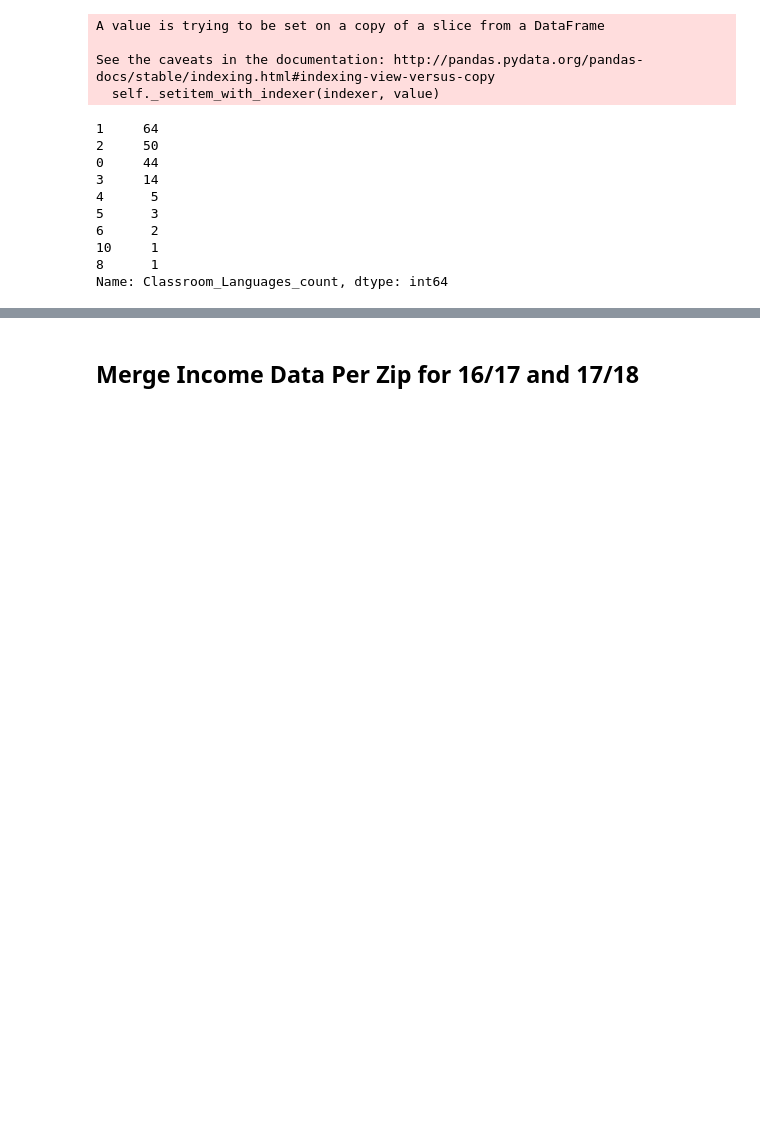
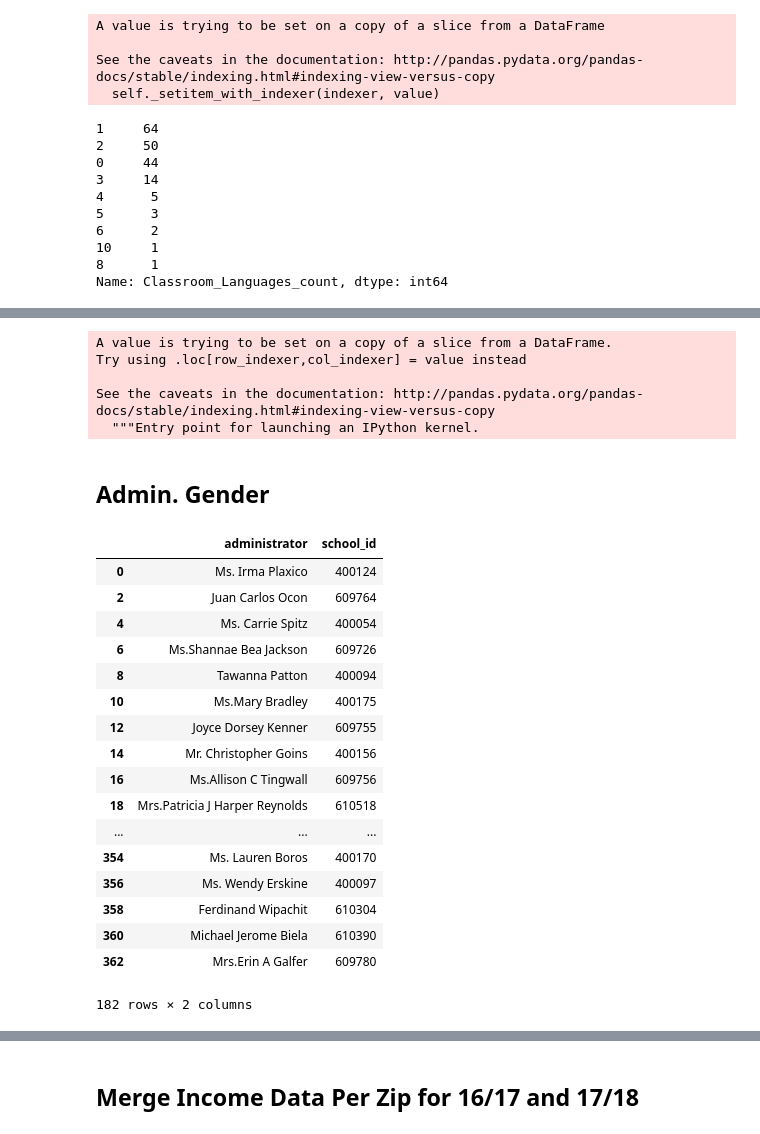
Before and after one commit to j-max/CPS_GradRate_Analysis, a Jupyter notebook: 02_feature_engineering.ipynb, the cells around one changed output, grey strips where cells are left out. Drawn from its saved outputs; the diff is of its cells as text; code cells hidden in the pictures; blank space fills up the shorter version.

```diff
--- a/02_feature_engineering.ipynb
+++ b/02_feature_engineering.ipynb
@@ -244,0 +356,21 @@ df.head()
+# %%
+df_networks2017 = df_networks[df_networks['school_year']=='School Year 2017-2018']
+# %%
+def charter(row):
+    if row['network'] == 'Charter':
+        return 1
+    else:
+        return 0
+# %%
+df_networks2017['charter'] = df_networks2017.apply(lambda row: charter(row), axis=1)
+df_networks2017.drop(columns=['school_year', 'network'], inplace=True)
+df = pd.merge(df, df_networks2017, on='school_id')
+df.drop(columns='network', inplace=True)
+# %% [output]
+A value is trying to be set on a copy of a slice from a DataFrame.
+Try using .loc[row_indexer,col_indexer] = value instead
+
+See the caveats in the documentation: http://pandas.pydata.org/pandas-docs/stable/indexing.html#indexing-view-versus-copy
+  """Entry point for launching an IPython kernel.
+# %% [markdown]
+## Admin. Gender
@@ -244,0 +379,23 @@ df.head()
+# %%
+df_admin = df[['administrator', 'school_id']]
+# %%
+df_admin.drop_duplicates('school_id')
+# %% [output]
+|  | administrator | school_id |
+| 0 | Ms. Irma Plaxico | 400124 |
+| 2 | Juan Carlos Ocon | 609764 |
+| 4 | Ms. Carrie Spitz | 400054 |
+| 6 | Ms.Shannae Bea Jackson | 609726 |
+| 8 | Tawanna Patton | 400094 |
+| 10 | Ms.Mary Bradley | 400175 |
+| 12 | Joyce Dorsey Kenner | 609755 |
+| 14 | Mr. Christopher Goins | 400156 |
+| 16 | Ms.Allison C Tingwall | 609756 |
+| 18 | Mrs.Patricia J Harper Reynolds | 610518 |
+| ... | ... | ... |
+| 354 | Ms. Lauren Boros | 400170 |
+| 356 | Ms. Wendy Erskine | 400097 |
+| 358 | Ferdinand Wipachit | 610304 |
+| 360 | Michael Jerome Biela | 610390 |
+| 362 | Mrs.Erin A Galfer | 609780 |
+182 rows × 2 columns
```
Also changed, not shown: parts of 121 cells of this notebook.
